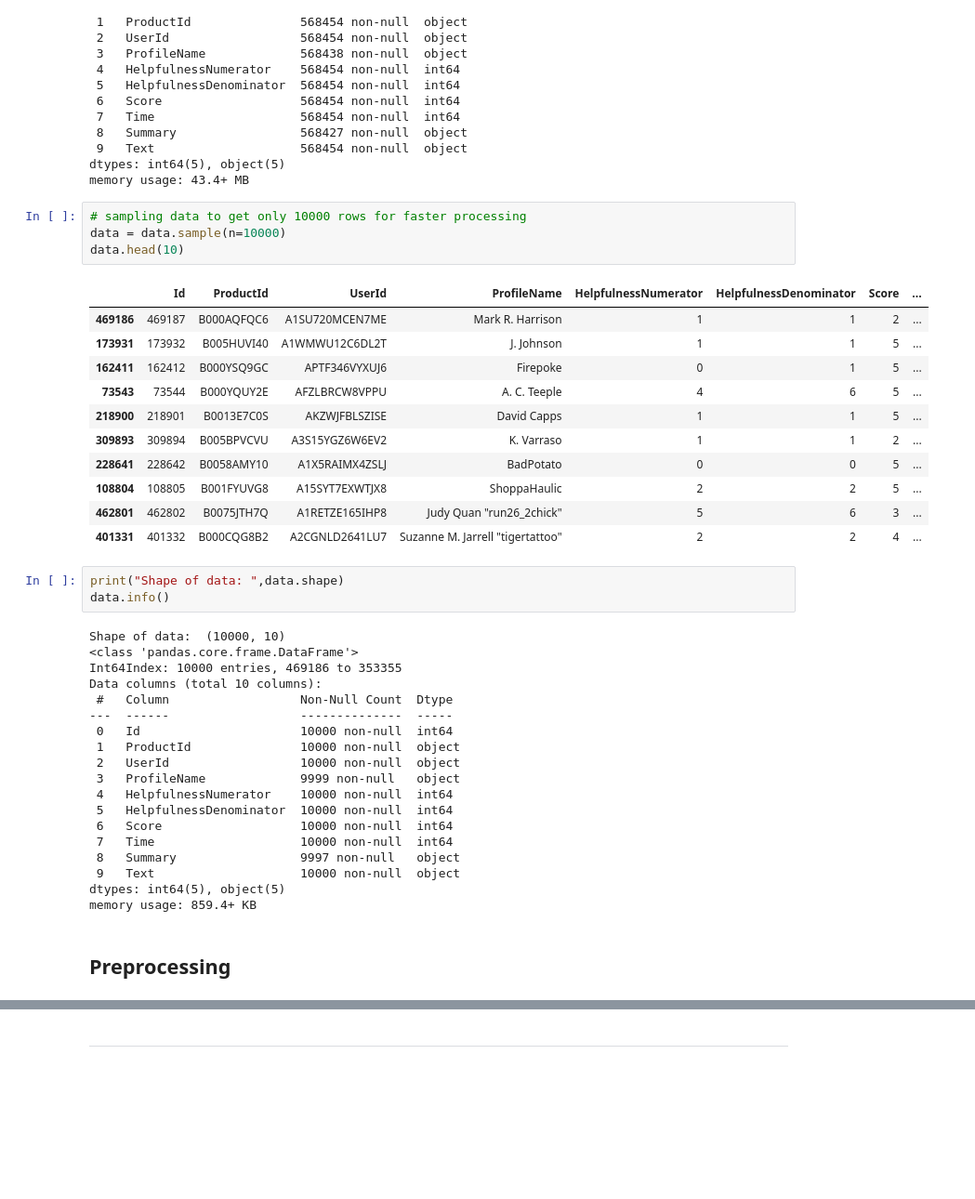
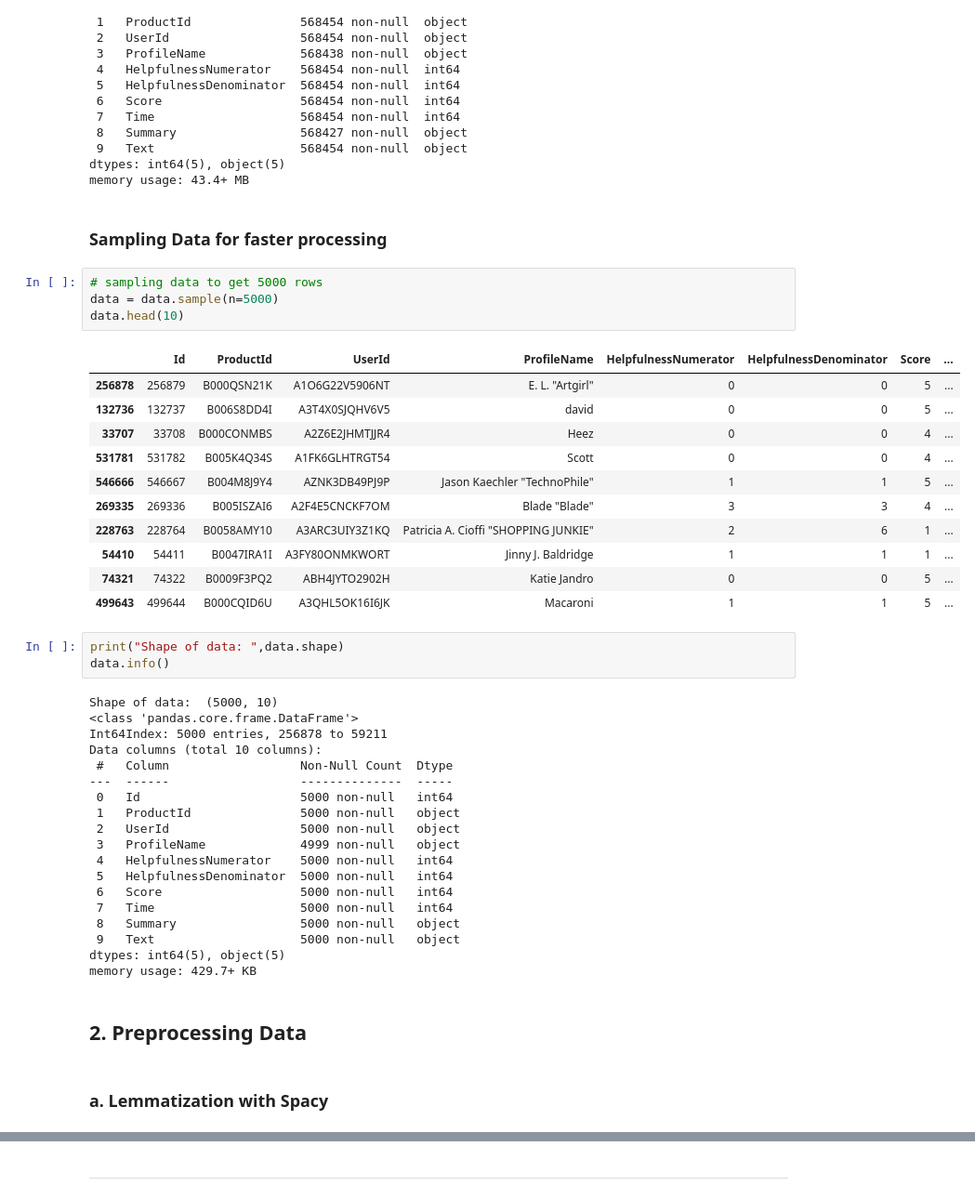
Before and after one commit to aadi1011/NLP-Food-Reviews, a Jupyter notebook: FoodReviews.ipynb, the cells around one changed output, grey strips where cells are left out. Shown at 93% size. Saved outputs shown, nothing was run; the diff lists cells and outputs as text; blank space fills up the shorter version.

```diff
--- a/FoodReviews.ipynb
+++ b/FoodReviews.ipynb
@@ -72,44 +69,48 @@ Data columns (total 10 columns):
  9   Text                    568454 non-null  object
 dtypes: int64(5), object(5)
 memory usage: 43.4+ MB
+# %% [markdown]
+### Sampling Data for faster processing
 # %%
-# sampling data to get only 10000 rows for faster processing
-data = data.sample(n=10000)
+# sampling data to get 5000 rows
+data = data.sample(n=5000)
 data.head(10)
 # %% [output]
 |  | Id | ProductId | UserId | ProfileName | HelpfulnessNumerator | HelpfulnessDenominator | Score | ... |
-| 469186 | 469187 | B000AQFQC6 | A1SU720MCEN7ME | Mark R. Harrison | 1 | 1 | 2 | ... |
-| 173931 | 173932 | B005HUVI40 | A1WMWU12C6DL2T | J. Johnson | 1 | 1 | 5 | ... |
-| 162411 | 162412 | B000YSQ9GC | APTF346VYXUJ6 | Firepoke | 0 | 1 | 5 | ... |
-| 73543 | 73544 | B000YQUY2E | AFZLBRCW8VPPU | A. C. Teeple | 4 | 6 | 5 | ... |
-| 218900 | 218901 | B0013E7C0S | AKZWJFBLSZISE | David Capps | 1 | 1 | 5 | ... |
-| 309893 | 309894 | B005BPVCVU | A3S15YGZ6W6EV2 | K. Varraso | 1 | 1 | 2 | ... |
-| 228641 | 228642 | B0058AMY10 | A1X5RAIMX4ZSLJ | BadPotato | 0 | 0 | 5 | ... |
-| 108804 | 108805 | B001FYUVG8 | A15SYT7EXWTJX8 | ShoppaHaulic | 2 | 2 | 5 | ... |
-| 462801 | 462802 | B0075JTH7Q | A1RETZE165IHP8 | Judy Quan "run26_2chick" | 5 | 6 | 3 | ... |
-| 401331 | 401332 | B000CQG8B2 | A2CGNLD2641LU7 | Suzanne M. Jarrell "tigertattoo" | 2 | 2 | 4 | ... |
+| 256878 | 256879 | B000QSN21K | A1O6G22V5906NT | E. L. "Artgirl" | 0 | 0 | 5 | ... |
+| 132736 | 132737 | B006S8DD4I | A3T4X0SJQHV6V5 | david | 0 | 0 | 5 | ... |
+| 33707 | 33708 | B000CONMBS | A2Z6E2JHMTJJR4 | Heez | 0 | 0 | 4 | ... |
+| 531781 | 531782 | B005K4Q34S | A1FK6GLHTRGT54 | Scott | 0 | 0 | 4 | ... |
+| 546666 | 546667 | B004M8J9Y4 | AZNK3DB49PJ9P | Jason Kaechler "TechnoPhile" | 1 | 1 | 5 | ... |
+| 269335 | 269336 | B005ISZAI6 | A2F4E5CNCKF7OM | Blade "Blade" | 3 | 3 | 4 | ... |
+| 228763 | 228764 | B0058AMY10 | A3ARC3UIY3Z1KQ | Patricia A. Cioffi "SHOPPING JUNKIE" | 2 | 6 | 1 | ... |
+| 54410 | 54411 | B0047IRA1I | A3FY80ONMKWORT | Jinny J. Baldridge | 1 | 1 | 1 | ... |
+| 74321 | 74322 | B0009F3PQ2 | ABH4JYTO2902H | Katie Jandro | 0 | 0 | 5 | ... |
+| 499643 | 499644 | B000CQID6U | A3QHL5OK16I6JK | Macaroni | 1 | 1 | 5 | ... |
 # %%
 print("Shape of data: ",data.shape)
 data.info()
 # %% [output]
-Shape of data:  (10000, 10)
+Shape of data:  (5000, 10)
 <class 'pandas.core.frame.DataFrame'>
-Int64Index: 10000 entries, 469186 to 353355
+Int64Index: 5000 entries, 256878 to 59211
 Data columns (total 10 columns):
  #   Column                  Non-Null Count  Dtype
 ---  ------                  --------------  -----
- 0   Id                      10000 non-null  int64
- 1   ProductId               10000 non-null  object
- 2   UserId                  10000 non-null  object
- 3   ProfileName             9999 non-null   object
- 4   HelpfulnessNumerator    10000 non-null  int64
- 5   HelpfulnessDenominator  10000 non-null  int64
- 6   Score                   10000 non-null  int64
- 7   Time                    10000 non-null  int64
- 8   Summary                 9997 non-null   object
- 9   Text                    10000 non-null  object
+ 0   Id                      5000 non-null   int64
+ 1   ProductId               5000 non-null   object
+ 2   UserId                  5000 non-null   object
+ 3   ProfileName             4999 non-null   object
+ 4   HelpfulnessNumerator    5000 non-null   int64
+ 5   HelpfulnessDenominator  5000 non-null   int64
+ 6   Score                   5000 non-null   int64
+ 7   Time                    5000 non-null   int64
+ 8   Summary                 5000 non-null   object
+ 9   Text                    5000 non-null   object
 dtypes: int64(5), object(5)
-memory usage: 859.4+ KB
+memory usage: 429.7+ KB
 # %% [markdown]
-## Preprocessing
+## 2. Preprocessing Data
+# %% [markdown]
+### a. Lemmatization with Spacy
 # %%
```
Also changed, not shown: parts of 39 cells of this notebook.
